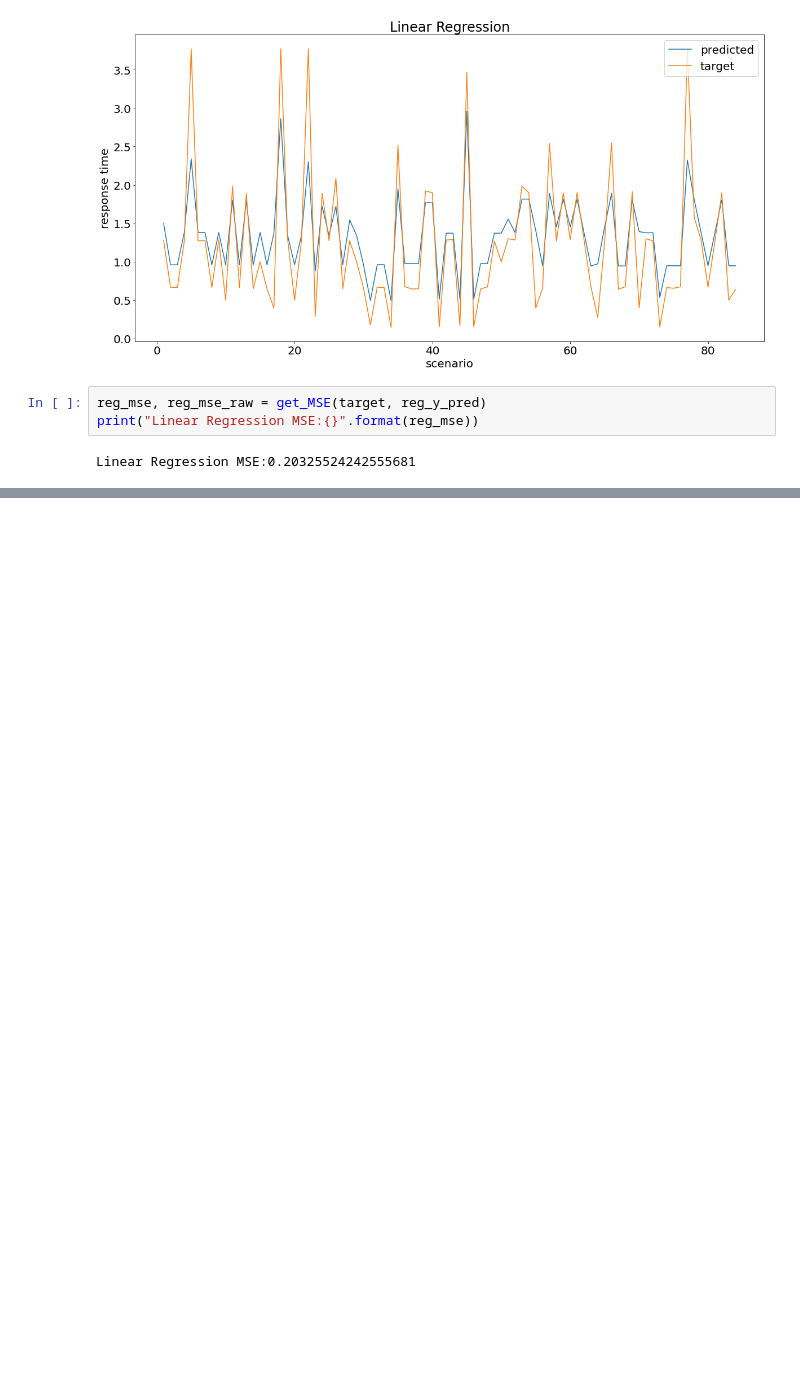
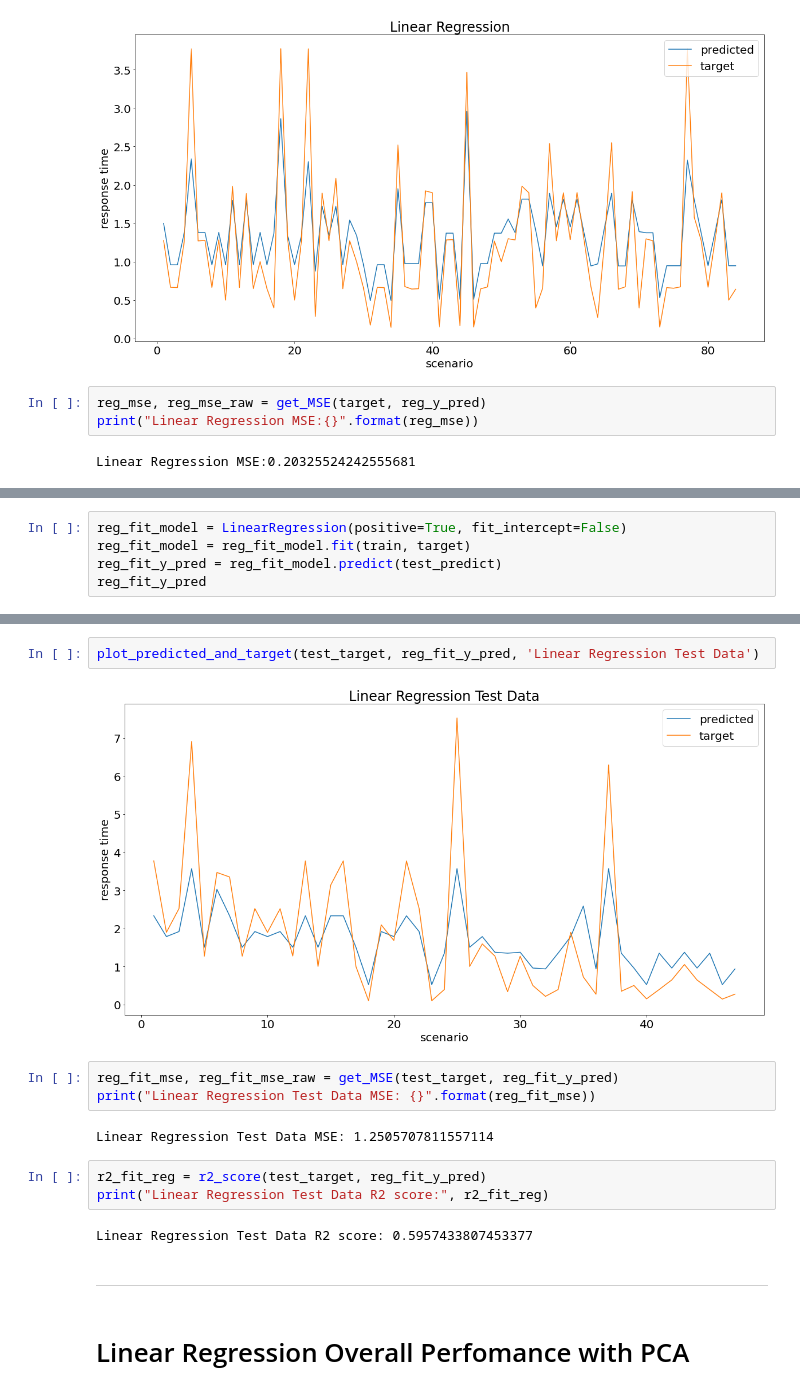
Before and after one commit to rodrigoney/ml-sdn-dado, a Jupyter notebook: training_models.ipynb, the cells around one changed output, grey strips where cells are left out. Saved outputs shown, nothing was run; the diff lists cells and outputs as text; blank space fills up the shorter version.

```diff
--- a/training_models.ipynb
+++ b/training_models.ipynb
@@ -201,0 +246,5 @@ Linear Regression with PCA R2 Score: 0.8920096648878189
+# %%
+reg_fit_model = LinearRegression(positive=True, fit_intercept=False)
+reg_fit_model = reg_fit_model.fit(train, target)
+reg_fit_y_pred = reg_fit_model.predict(test_predict)
+reg_fit_y_pred
@@ -201,0 +262,18 @@ Linear Regression with PCA R2 Score: 0.8920096648878189
+# %%
+plot_predicted_and_target(test_target, reg_fit_y_pred, 'Linear Regression Test Data')
+# %% [output]
+[figure, added]
+# %%
+reg_fit_mse, reg_fit_mse_raw = get_MSE(test_target, reg_fit_y_pred)
+print("Linear Regression Test Data MSE: {}".format(reg_fit_mse))
+# %% [output]
+Linear Regression Test Data MSE: 1.2505707811557114
+# %%
+r2_fit_reg = r2_score(test_target, reg_fit_y_pred)
+print("Linear Regression Test Data R2 score:", r2_fit_reg)
+# %% [output]
+Linear Regression Test Data R2 score: 0.5957433807453377
+# %% [markdown]
+-------
+# %% [markdown]
+# Linear Regression Overall Perfomance with PCA
```
Also changed, not shown: parts of 53 cells of this notebook, 2 other files.
